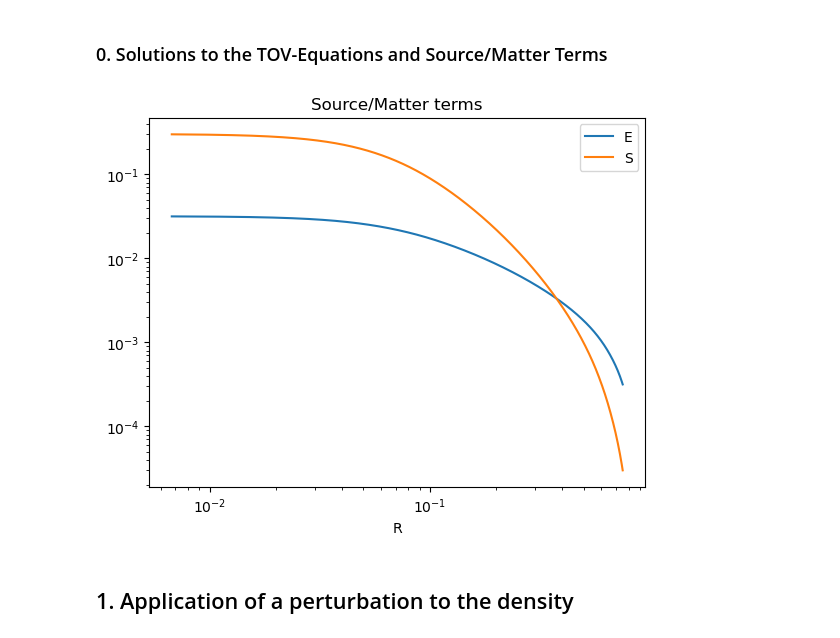
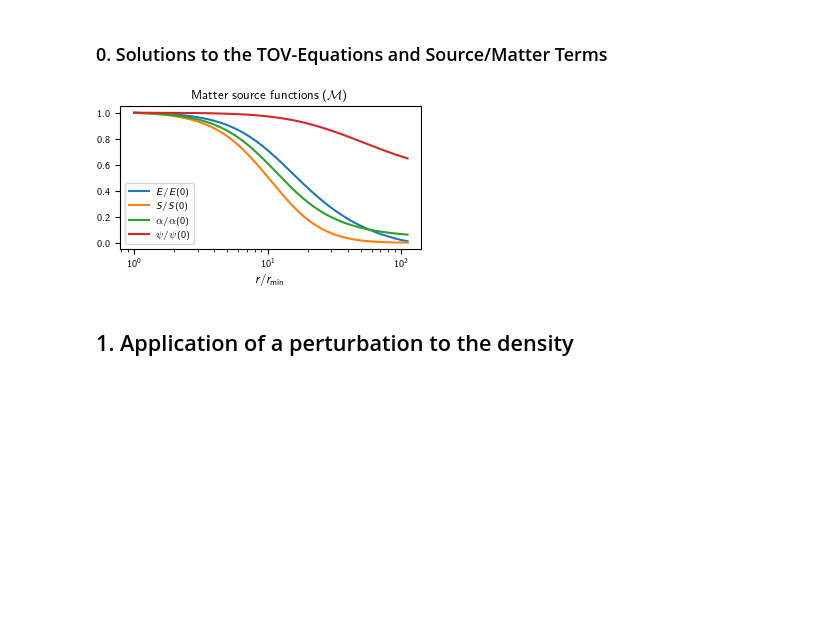
Before and after one commit to Poincare-code/henri, a Jupyter notebook: notebooks/figures_perturbed_density.ipynb, the cells around one changed output. Cells and saved outputs as stored; diff of their text form; code cells hidden in the pictures; blank space fills up the shorter version.

Commit message:
Added plot

```diff
--- a/notebooks/figures_perturbed_density.ipynb
+++ b/notebooks/figures_perturbed_density.ipynb
@@ -7,6 +7,10 @@ import scipy.integrate as integrate
 import scipy.interpolate as interpolate
 
 from joblib import Parallel, delayed
+
+import matplotlib.pyplot as plt
+from tueplots.bundles import probnum2025
+plt.rcParams.update(probnum2025())
 # %% [markdown]
 ### 0. Solutions to the TOV-Equations and Source/Matter Terms
 # %%
@@ -42,18 +46,20 @@ S  = rho * (1 + P/rho) * W**2 * v**2 + 3 * P
 # %%
 # Visualization of the source/matter terms
 # Note: Sr is not plotted as it is zero, and would not show up on a log-log scale
-plt.figure
-plt.plot(R, E, label="E")
-plt.plot(R, S, label="S")
+# plt.figure
+plt.plot(R/R[0], E/E[0], label=r"$E/E(0)$")
+plt.plot(R/R[0], S/S[0], label=r"$S/S(0)$")
+plt.plot(R/R[0], alpha/alpha[0], label=r"$\alpha/\alpha(0)$")
+plt.plot(R/R[0], psi/psi[0], label=r"$\psi/\psi(0)$")
 plt.xscale('log')
-plt.yscale('log')
+# plt.yscale('log')
 
-plt.title("Source/Matter terms")
-plt.xlabel("R")
+plt.title(r"Matter source functions $(\mathcal{M})$")
+plt.xlabel(r"$r/r_{\min}$")
 plt.legend()
 plt.show()
 # %% [output]
-[figure, old version]
+[figure, new version]
 # %% [markdown]
 ## 1. Application of a perturbation to the density
 # %%
```
Also changed, not shown: parts of 19 cells of this notebook, 2 other files.
